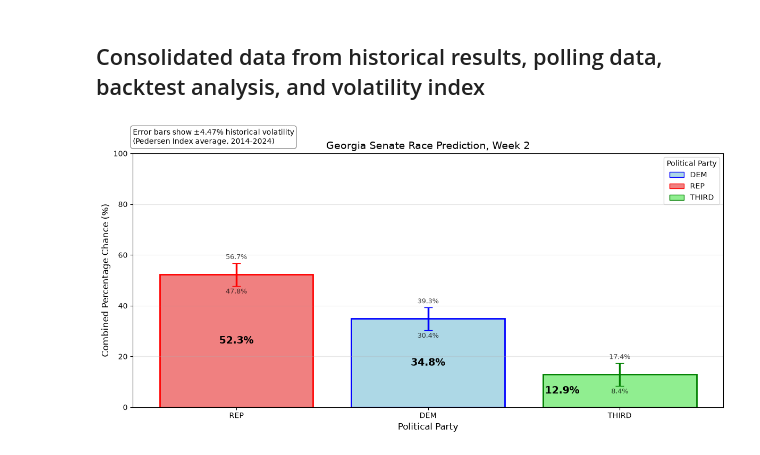
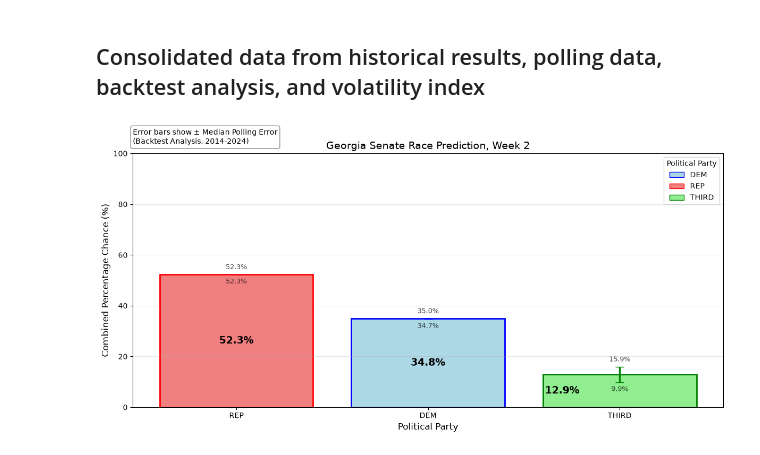
Before and after one commit to ktkt9898/CS-Senior-Project, a Jupyter notebook: Georgia_Election_Analysis.ipynb, the cells around one changed output. Drawn from its saved outputs; the diff is of its cells as text; code cells hidden in the pictures.

```diff
--- a/Georgia_Election_Analysis.ipynb
+++ b/Georgia_Election_Analysis.ipynb
@@ -7,9 +7,14 @@ from matplotlib.patches import Patch
 import pandas as pd
 import numpy as np
 import matplotlib.pyplot as plt
+import statistics
 
 data = pd.read_csv("senate.csv")
 pedersen_data = pd.read_csv("georgia_pedersen_index.csv")
+backtest_data_2022 = pd.read_csv("georgia_2022_polling_backtest.csv")
+backtest_data_2020 = pd.read_csv("georgia_2020_polling_backtest.csv")
+backtest_data_2016 = pd.read_csv("georgia_2016_polling_backtest.csv")
+backtest_data_2014 = pd.read_csv("georgia_2014_polling_backtest.csv")
 # %% [markdown]
 ## Historical data results from the 2022 Georgia Senate Race: Democrat, Republican, and Third Party
 # %%
@@ -326,8 +380,12 @@ plt.show()
 # Update Week **MANUALLY**
 week = 2
 
-# Retrieve the Pedersen Index value from the CSV file
-pedersen_index_value = pedersen_data.iloc[3, 5]
+# Dictionary of median error margins
+median_error_margins = {
+    "DEM": median_democrat_error_margin,
+    "REP": median_republican_error_margin,
+    "NONE": median_third_party_error_margin,
+}
 
 # Combine the total sample sizes for both parties to get the consolidated data
 consolidated_data = dem_total + rep_total + third_party_total
@@ -335,10 +393,9 @@ consolidated_data = dem_total + rep_total + third_party_total
 # Calculate the percentage of the total sample size for each party
 consolidated_sample_size_dem_percentage = (dem_total / consolidated_data) * 100
 consolidated_sample_size_rep_percentage = (rep_total / consolidated_data) * 100
-if "NONE" in party_totals["Political Party"].values:
-    consolidated_sample_size_third_party_percentage = (
-        third_party_total / consolidated_data
-    ) * 100
+consolidated_sample_size_third_party_percentage = (
+    third_party_total / consolidated_data
+) * 100
 
 # Calculate the percentage from the 2024 election results for each party and compare
 # it to the consolidated sample size percentages
@@ -388,7 +445,7 @@ legend_elements = [
 ]
 
 # Create the bar chart
-plt.figure(figsize=(12, 6))
+fig = plt.subplots(figsize=(12, 6))
 
 # Get data
 parties = combined_df["Political Party"].tolist()
@@ -408,10 +465,12 @@ for i, party in enumerate(parties):
         color=color,
         edgecolor=edge_color,
         linewidth=2,
-        yerr=pedersen_index_value,
+        yerr=abs(median_error_margins.get(party, 0)),
         capsize=6,
+        width=0.8,
         error_kw={"linewidth": 2.5, "ecolor": edge_color, "capsize": 6},
     )
+
     bars.append(bar)
 
 # Add value labels INSIDE the bars (showing the percentage)
@@ -442,11 +501,12 @@ for i, (party, percentage) in enumerate(zip(parties, percentages)):
 
 # Add range labels at the top of error bars
 for i, percentage in enumerate(percentages):
-    upper = percentage + pedersen_index_value
-    lower = percentage - pedersen_index_value
+    err = abs(median_error_margins.get(parties[i], 0))
+    upper = percentage + err
+    lower = percentage - err
     plt.text(
         i,
-        upper + 1,
+        upper + 1.5,
         f"{upper:.1f}%",
         ha="center",
         va="bottom",
@@ -456,7 +516,7 @@ for i, percentage in enumerate(percentages):
     )
     plt.text(
         i,
-        lower - 1,
+        lower - 1.5,
         f"{lower:.1f}%",
         ha="center",
         va="top",
@@ -472,32 +532,32 @@ plt.ylim(0, 100)
 plt.xlabel("Political Party", fontsize=12)
 plt.ylabel("Combined Percentage Chance (%)", fontsize=12)
 plt.title(f"Georgia Senate Race Prediction, Week {week}", fontsize=14)
 
 # Apply aliases to x-axis tick labels
 x_labels = [alias_map.get(party, party) for party in parties]
 plt.xticks(range(len(parties)), x_labels)
 
 # Add grid
 plt.grid(axis="y", alpha=0.3)
 
 # Add legend
 plt.legend(handles=legend_elements, title="Political Party", loc="upper right")
 
 # Add annotation explaining error bars
 plt.text(
     0,
     1.1,
-    f"Error bars show ±{pedersen_index_value:.2f}% historical volatility\n(Pedersen Index average, 2014-2024)",
+    f"Error bars show ± Median Polling Error\n(Backtest Analysis, 2014-2024)",
     transform=plt.gca().transAxes,
     fontsize=10,
     verticalalignment="top",
     bbox=dict(boxstyle="round", facecolor="white", alpha=0.9, edgecolor="gray"),
 )
 
 plt.tight_layout()
 plt.savefig(
     f"_static/images/georgia_graph_week_{week}.png", dpi=300, bbox_inches="tight"
 )
 plt.show()
 # %% [output]
-[figure, old version]
+[figure, new version]
```
Also changed, not shown: parts of 2 cells of this notebook, 51 other files.
